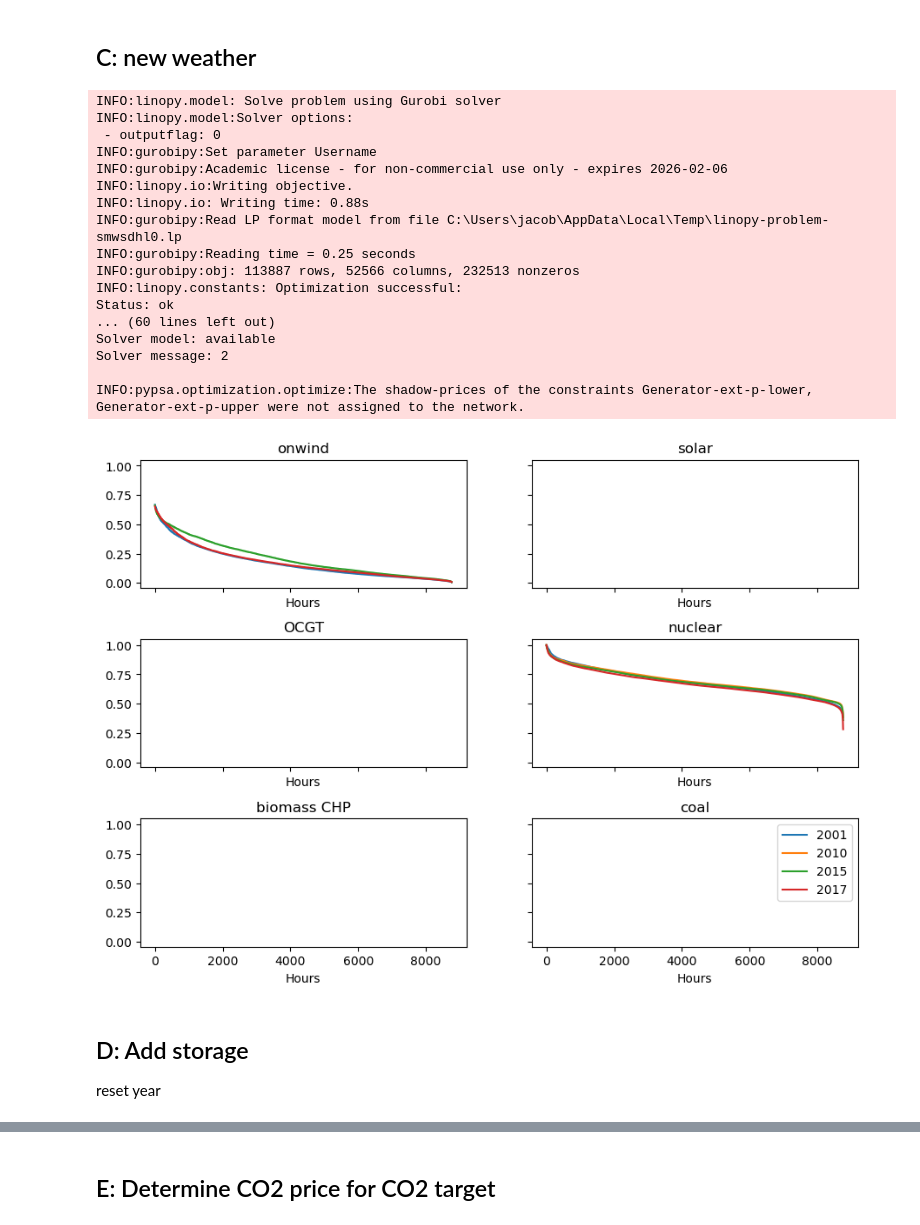
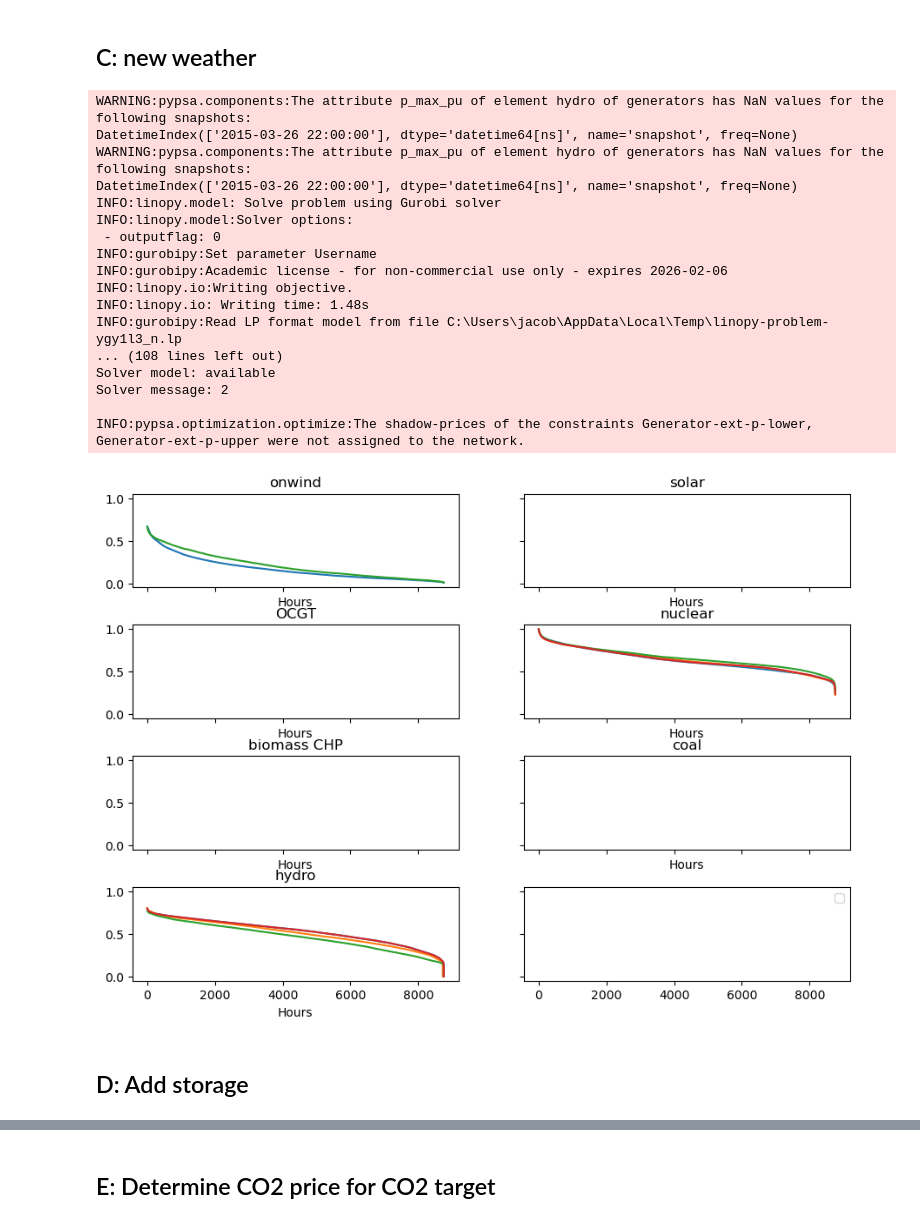
Before and after one commit to NicolineSimoneDTU/Integrated_Project, a Jupyter notebook: project.ipynb, the cells around one changed output, grey strips where cells are left out. Saved outputs shown, nothing was run; the diff lists cells and outputs as text; code cells hidden in the pictures.

```diff
--- a/project.ipynb
+++ b/project.ipynb
@@ -34,9 +33,9 @@ def suppress_stdout():
 country = "FIN"
 year = 2015
 
-demand = pd.read_csv("electricity_demand.csv", sep=";", index_col=0, parse_dates=True )
-demand = demand[country].loc[demand.index.year == year]
-demand.index = demand.index.tz_localize(None)
+demand_all = pd.read_csv("electricity_demand.csv", sep=";", index_col=0, parse_dates=True )
+demand_all.index = demand_all.index.tz_localize(None)
+demand = demand_all[country].loc[demand_all.index.year == year]
 
 onshore_all = pd.read_csv("onshore_wind_1979-2017.csv", sep=";", index_col=0, parse_dates=True)
 onshore_all.index = onshore_all.index.tz_localize(None)
@@ -46,9 +45,17 @@ solar_all = pd.read_csv("pv_optimal.csv", sep=";", index_col=0, parse_dates=True
 solar_all.index = solar_all.index.tz_localize(None)
 solar_2015 = solar_all[country].loc[solar_all.index.year == year]
 
-heat = pd.read_csv("heat_demand.csv", sep=";", index_col=0, parse_dates=True)
-heat = heat[country].loc[solar_2015.index.year == year]
-heat.index = heat.index.tz_localize(None)
+heat_all = pd.read_csv("heat_demand.csv", sep=";", index_col=0, parse_dates=True)
+heat_all.index = heat_all.index.tz_localize(None)
+heat = heat_all[country].loc[solar_2015.index.year == year]
+
+# Import hydro data
+hydro_all = pd.read_csv("hydro.csv", sep=";", index_col=0, parse_dates=True)
+hydro_all = hydro_all["Hydro power production - real time data"]
+hydro_all.index = hydro_all.index.tz_localize(None)
+hydro_all = hydro_all.resample("H").mean()/3100 # Estimate capacity factor based on current installed capacity of 3.1 GW
+hydro_all = hydro_all.fillna(method="ffill") # Fill NaN with previous value
+hydro_2015 = hydro_all.loc[hydro_all.index.year == year]
 
 # Get snapshots for the year of interest
 snapshots = demand.index
@@ -113,10 +149,10 @@ carriers = [
     "nuclear",
     "biomass CHP",
     "coal",
-    "hydro"
+    "hydro",
 ]
 
-colors = ["dodgerblue", "gold", "brown", "blue", "green", "orange", "red"]
+colors = ["dodgerblue", "gold", "brown", "blue", "green", "orange", "red", "purple"]
 
 # Add carriers to the network with CO2 emissions and colors
 for i, carrier in enumerate(carriers):
@@ -124,7 +160,7 @@ for i, carrier in enumerate(carriers):
 
 # Define capacity factors for each carrier
 CF = pd.DataFrame(1, index=snapshots, columns=carriers)
-CF = CF.assign(onwind=onshore_2015.values, solar=solar_2015.values, hydro=0.45 )
+CF = CF.assign(onwind=onshore_2015.values, solar=solar_2015.values, hydro=hydro_2015.values )
 
 # Add electricity load
 network.add("Load", "el_load", bus="FIN_el", p_set=demand.values)
@@ -134,13 +170,13 @@ for carrier in carriers:
         network.add("Generator", carrier, bus="FIN_el", p_nom_extendable=True,
                     p_max_pu      = CF[carrier].values,
                     marginal_cost = costs.at[carrier, "marginal_cost"],
-                    efficiency    = costs.at[carrier,"efficiency"],
+                    efficiency    = costs.at[carrier, "efficiency"],
                     capital_cost  = costs.at[carrier, "capital_cost"],
                     carrier       = carrier
         )
 
 # Limit the capacity of hydro
-network.generators.loc["hydro", "p_nom_max"] = 3100
+network.generators.loc["hydro", "p_nom_max"] = 3100 # MW
 
 
 # Optimize with reduced output
@@ -267,7 +303,7 @@ def system_cost(n):
     return tsc.droplevel(0).div(1e6)  # million €/a
 
 # Define the CO2 limits for sensitivity analysis and run the optimization for each limit
-co2Limits = [50, 25, 11.9, 6, 3, 0]
+co2Limits = [50, 25, 11.9, 6.23, 3, 0]
 for co2 in co2Limits:
     network.global_constraints.loc["CO2Limit", "constant"] = co2 * 1e6 # MtCO2/a
 
@@ -345,10 +392,11 @@ sensitivity_production = {}
 for year in weather_years:
     onshore = onshore_all[country].loc[onshore_all.index.year == year]
     solar = solar_all[country].loc[solar_all.index.year == year]
+    hydro = hydro_extended.loc[hydro_extended.index.year == year]
 
     # Update model
     network.generators_t["p_max_pu"] = network.generators_t["p_max_pu"].assign(
-                                       onwind=onshore.values, solar=solar.values )
+                                       onwind=onshore.values, solar=solar.values, hydro=hydro.values)
 
     with suppress_stdout(): # Reduce output
         network.optimize(solver_name="gurobi", solver_options={"outputflag": 0})
@@ -361,39 +409,38 @@ for year in weather_years:
 sens_cost = pd.DataFrame(sensitivity_cost).T.div(1e3)  # billion Euro/a
 sens_cap = pd.DataFrame(sensitivity_capacity).T
 # %% [output]
+WARNING:pypsa.components:The attribute p_max_pu of element hydro of generators has NaN values for the following snapshots:
+DatetimeIndex(['2015-03-26 22:00:00'], dtype='datetime64[ns]', name='snapshot', freq=None)
+WARNING:pypsa.components:The attribute p_max_pu of element hydro of generators has NaN values for the following snapshots:
+DatetimeIndex(['2015-03-26 22:00:00'], dtype='datetime64[ns]', name='snapshot', freq=None)
 INFO:linopy.model: Solve problem using Gurobi solver
 INFO:linopy.model:Solver options:
  - outputflag: 0
 INFO:gurobipy:Set parameter Username
 INFO:gurobipy:Academic license - for non-commercial use only - expires 2026-02-06
 INFO:linopy.io:Writing objective.
-INFO:linopy.io: Writing time: 0.88s
-INFO:gurobipy:Read LP format model from file C:\Users\jacob\AppData\Local\Temp\linopy-problem-smwsdhl0.lp
-INFO:gurobipy:Reading time = 0.25 seconds
-INFO:gurobipy:obj: 113887 rows, 52566 columns, 232513 nonzeros
-INFO:linopy.constants: Optimization successful:
-Status: ok
-... (60 lines left out)
+INFO:linopy.io: Writing time: 1.48s
+INFO:gurobipy:Read LP format model from file C:\Users\jacob\AppData\Local\Temp\linopy-problem-ygy1l3_n.lp
+... (108 lines left out)
 Solver model: available
 Solver message: 2
 
 INFO:pypsa.optimization.optimize:The shadow-prices of the constraints Generator-ext-p-lower, Generator-ext-p-upper were not assigned to the network.
 # %%
 # Plot duration curves for each technology and year
-fig , ax = plt.subplots(3, 2, figsize=(10,7), sharex=True, sharey=True)
+fig , ax = plt.subplots(4, 2, figsize=(10,7), sharex=True, sharey=True)
 
 for i, tech in enumerate(sens_cap.columns):
     for year in weather_years:
         ax[i//2, i%2].plot((sensitivity_production[year][tech]/sens_cap.loc[year, tech]).sort_values(ascending=False).reset_index(drop=True),
                             label=year)
         ax[i//2, i%2].set_title(tech)
         ax[i//2, i%2].set_xlabel("Hours")
 
 plt.legend(loc="best")
 plt.subplots_adjust(hspace=0.4, bottom=0.1, right=0.95, top=0.9)
 plt.show()
 # %% [output]
-[figure, old version]
+[figure, new version]
 # %% [markdown]
 ## D: Add storage
-reset year
```
Also changed, not shown: parts of 27 cells of this notebook, 1 other file.
